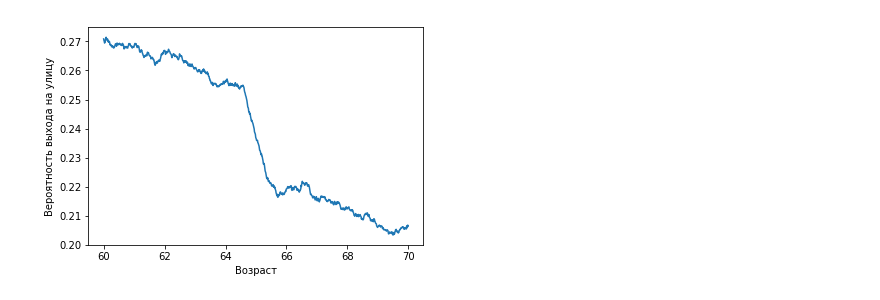
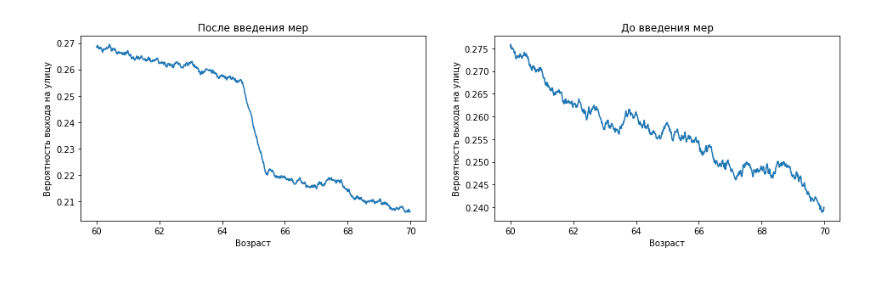
Before and after one commit to go95/covid_contacts_deterrence, a Jupyter notebook: Policy learning simulations.ipynb, the cells around one changed output. Drawn from its saved outputs; the diff is of its cells as text; code cells hidden in the pictures.

Commit message:
new images

```diff
--- a/Policy learning simulations.ipynb
+++ b/Policy learning simulations.ipynb
@@ -35,16 +35,36 @@ Y = Y0 * (1 - T) + Y1 * T
 # %%
 # После введения политики
 
 from sklearn.neighbors import RadiusNeighborsRegressor
 
 model = RadiusNeighborsRegressor(radius=0.4)
 model.fit(age[observation_day >= 0, np.newaxis], Y[observation_day >= 0])
 
-plt.plot(np.arange(60, 70, 0.01), model.predict(np.arange(60, 70, 0.01)[:, np.newaxis]))
-plt.xlabel(u"Возраст")
-plt.ylabel(u"Вероятность выхода на улицу")
-plt.show()
+
+fig = plt.figure(figsize=(16, 4))
+ax1 = fig.add_subplot(121)
+ax1.plot(np.arange(60, 70, 0.01), model.predict(np.arange(60, 70, 0.01)[:, np.newaxis]))
+
+ax1.set_title(u'После введения мер')
+ax1.set_xlabel(u"Возраст")
+ax1.set_ylabel(u"Вероятность выхода на улицу")
+
+from sklearn.neighbors import RadiusNeighborsRegressor
+
+model = RadiusNeighborsRegressor(radius=0.4)
+model.fit(age[observation_day < 0, np.newaxis], Y[observation_day < 0])
+
+ax2 = fig.add_subplot(122)
+ax2.plot(np.arange(60, 70, 0.01), model.predict(np.arange(60, 70, 0.01)[:, np.newaxis]))
+
+ax2.set_title(u'До введения мер')
+ax2.set_xlabel(u"Возраст")
+ax2.set_ylabel(u"Вероятность выхода на улицу")
+
+fig.show()
+
+fig.savefig("regression_discontinuity.png")
 # %% [output]
-[figure, old version]
+[figure, new version]
 # %%
 # Средний эффект
```
Also changed, not shown: parts of 5 cells of this notebook, 2 other files.
